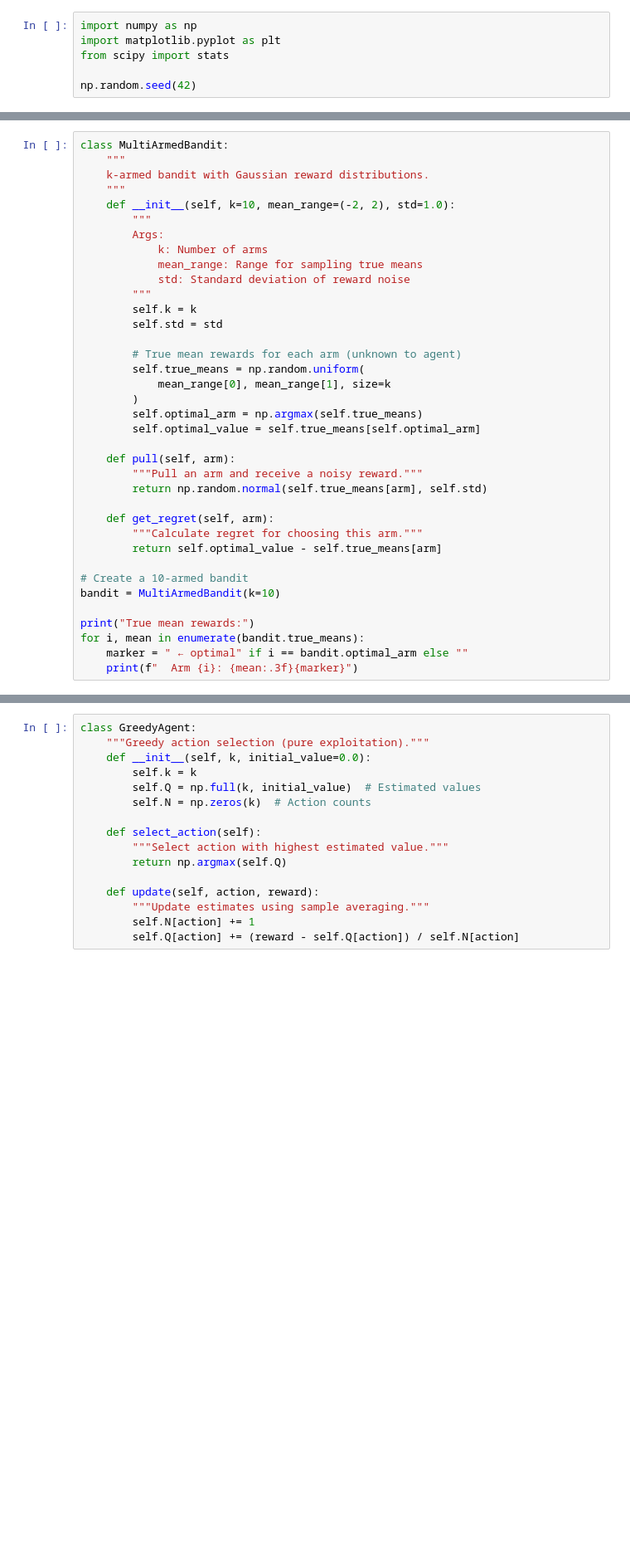
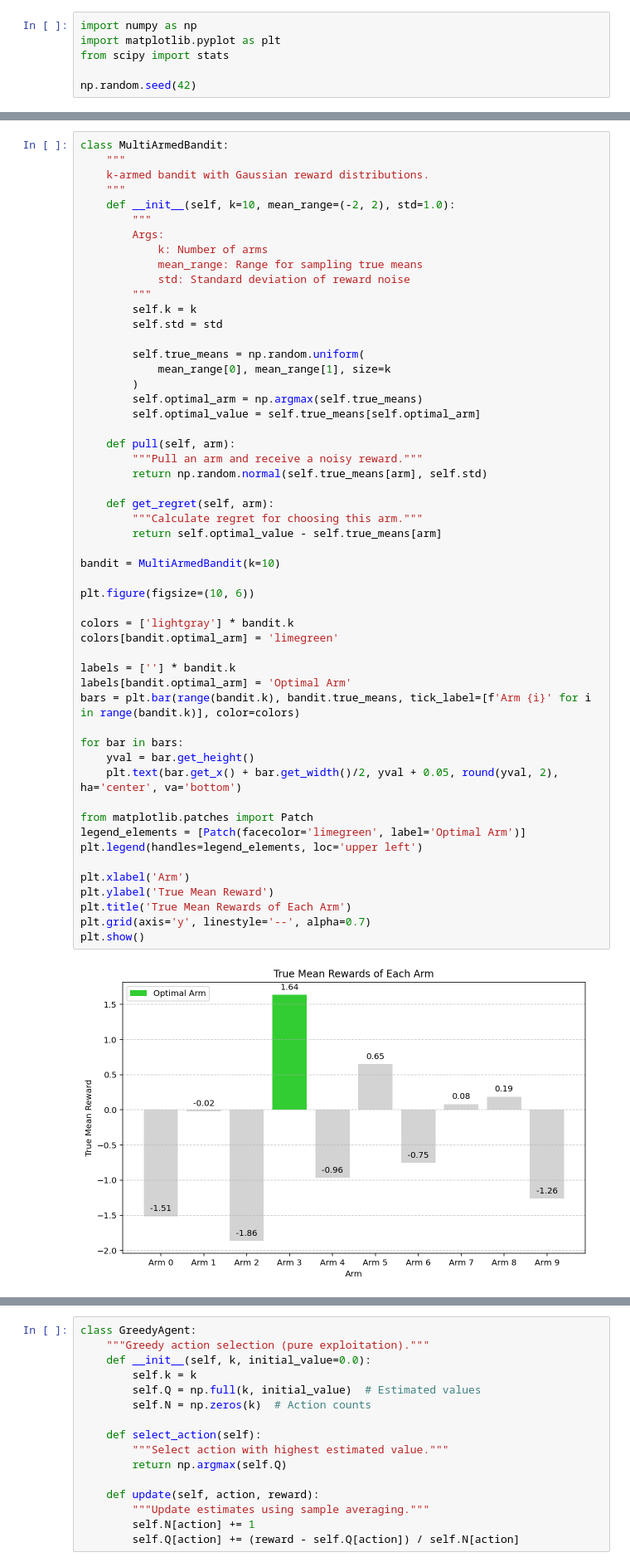
Before and after one commit to Prasoon1207/chapter2code, a Jupyter notebook: notebooks/multi_armed_bandits.ipynb, the cells around one changed output, grey strips where cells are left out. Shown at 83% size. Drawn from its saved outputs; the diff is of its cells as text; blank space fills up the shorter version.

Commit message:
Update multi-armed bandits

```diff
--- a/notebooks/multi_armed_bandits.ipynb
+++ b/notebooks/multi_armed_bandits.ipynb
@@ -37,39 +37,57 @@ We'll create a simple $k$-armed bandit where each arm returns rewards from a Gau
 class MultiArmedBandit:
     """
     k-armed bandit with Gaussian reward distributions.
     """
     def __init__(self, k=10, mean_range=(-2, 2), std=1.0):
         """
         Args:
             k: Number of arms
             mean_range: Range for sampling true means
             std: Standard deviation of reward noise
         """
         self.k = k
         self.std = std
 
-        # True mean rewards for each arm (unknown to agent)
         self.true_means = np.random.uniform(
             mean_range[0], mean_range[1], size=k
         )
         self.optimal_arm = np.argmax(self.true_means)
         self.optimal_value = self.true_means[self.optimal_arm]
 
     def pull(self, arm):
         """Pull an arm and receive a noisy reward."""
         return np.random.normal(self.true_means[arm], self.std)
 
     def get_regret(self, arm):
         """Calculate regret for choosing this arm."""
         return self.optimal_value - self.true_means[arm]
 
-# Create a 10-armed bandit
 bandit = MultiArmedBandit(k=10)
 
-print("True mean rewards:")
-for i, mean in enumerate(bandit.true_means):
-    marker = " ← optimal" if i == bandit.optimal_arm else ""
-    print(f"  Arm {i}: {mean:.3f}{marker}")
+plt.figure(figsize=(10, 6))
+
+colors = ['lightgray'] * bandit.k
+colors[bandit.optimal_arm] = 'limegreen'
+
+labels = [''] * bandit.k
+labels[bandit.optimal_arm] = 'Optimal Arm'
+bars = plt.bar(range(bandit.k), bandit.true_means, tick_label=[f'Arm {i}' for i in range(bandit.k)], color=colors)
+
+for bar in bars:
+    yval = bar.get_height()
+    plt.text(bar.get_x() + bar.get_width()/2, yval + 0.05, round(yval, 2), ha='center', va='bottom')
+
+from matplotlib.patches import Patch
+legend_elements = [Patch(facecolor='limegreen', label='Optimal Arm')]
+plt.legend(handles=legend_elements, loc='upper left')
+
+plt.xlabel('Arm')
+plt.ylabel('True Mean Reward')
+plt.title('True Mean Rewards of Each Arm')
+plt.grid(axis='y', linestyle='--', alpha=0.7)
+plt.show()
+# %% [output]
+[figure, added]
 # %% [markdown]
 ## Action Value Estimation
 
```
Also changed, not shown: parts of 13 cells of this notebook, 1 other file.
